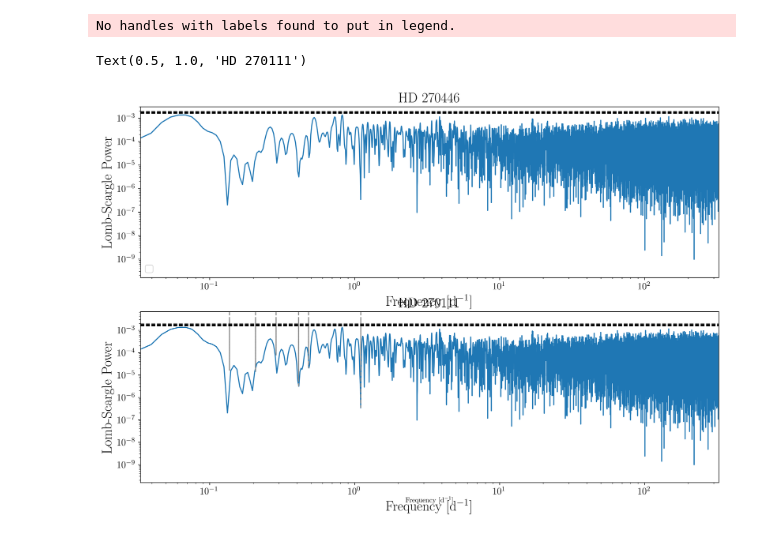
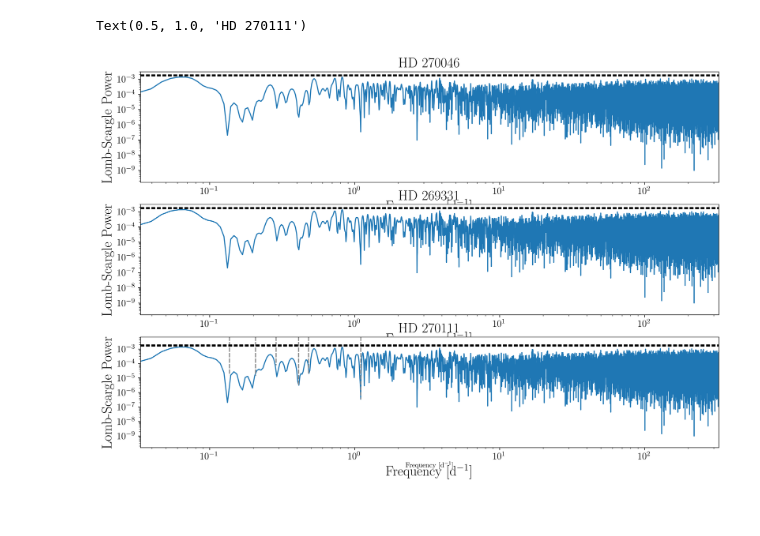
Before and after one commit to tzdwi/TESS, a Jupyter notebook: code/Other_YSGs.ipynb, the cells around one changed output. Drawn from its saved outputs; the diff is of its cells as text; code cells hidden in the pictures.

```diff
--- a/code/Other_YSGs.ipynb
+++ b/code/Other_YSGs.ipynb
@@ -12,9 +12,9 @@ import celerite
 from celerite import terms
 from scipy.optimize import minimize
 # %%
-tics = [389437365,389565293]
+tics = [389437365,179206253,389565293]
 # %%
-fig, ax = plt.subplots(2, figsize=(15,10),dpi=300)
+fig, ax = plt.subplots(3, figsize=(15,10),dpi=300)
 
 for i,tic in enumerate(tics):
     lc, lc_smooth = lc_extract(get_lc_from_id(tic), smooth=128)
@@ -28,7 +28,7 @@ for i,tic in enumerate(tics):
     good_fs, good_amps, good_phases = prewhiten(time, flux, err)
     print(max(good_amps[:,0]))
     harmonics = harmonic_search(good_fs)
-    print(['HD 270046','HD 270111'][i])
+    print(['HD 270046','HD 269331','HD 270111'][i])
     print(harmonics)
     combos = combo_search(good_fs)
     print(combos)
@@ -70,8 +70,9 @@ labax.xaxis.label.set_size(20)
 
 #fig.tight_layout()
 
-ax[0].set_title('HD 270446',fontsize=20)
-ax[1].set_title('HD 270111',fontsize=20)
+ax[0].set_title('HD 270046',fontsize=20)
+ax[1].set_title('HD 269331',fontsize=20)
+ax[2].set_title('HD 270111',fontsize=20)
 plt.savefig('../plots/OtherYSGs_period.pdf')
 # %% [output]
 f_Ny = 322.76203971547, f_R = 0.017787932748165886
@@ -95,5 +96,5 @@ HD 270046
 # %%
-fig, axes = plt.subplots(2, figsize=(15,10),dpi=300)
+fig, axes = plt.subplots(3, figsize=(15,10),dpi=300)
 
 for i,tic in enumerate(tics):
     lc, lc_smooth = lc_extract(get_lc_from_id(tic), smooth=128)
@@ -117,35 +118,35 @@ for i,tic in enumerate(tics):
 
     probabilities = [0.1, 0.05, 0.01]
     fal = ls.false_alarm_level(probabilities)
     for f in fal:
         ax.axhline(y=f,c='k',ls='--')
 
     #plt.legend(loc=1, framealpha=0.9, prop={'size': 14})
 
     ax.xaxis.label.set_size(20)
     ax.yaxis.label.set_size(20)
     for tick in ax.xaxis.get_major_ticks():
         tick.label.set_fontsize(14)
     for tick in ax.yaxis.get_major_ticks():
         tick.label.set_fontsize(14)
 
 
 #fig.tight_layout()
 
 labax = fig.add_subplot(111)
 labax.spines['top'].set_color('none')
 labax.spines['bottom'].set_color('none')
 labax.spines['left'].set_color('none')
 labax.spines['right'].set_color('none')
 labax.tick_params(labelcolor='w', top=False, bottom=False, left=False, right=False)
 labax.set(xlabel='Frequency [d$^{-1}$]')
 labax.set_zorder(-1)
 
 #fig.tight_layout()
 
-axes[0].set_title('HD 270446',fontsize=20)
-axes[1].set_title('HD 270111',fontsize=20)
+axes[0].set_title('HD 270046',fontsize=20)
+axes[1].set_title('HD 269331',fontsize=20)
+axes[2].set_title('HD 270111',fontsize=20)
 # %% [output]
-No handles with labels found to put in legend.
+Text(0.5, 1.0, 'HD 270111')
-Text(0.5, 1.0, 'HD 270111')
-[figure, old version]
+[figure, new version]
```
Also changed, not shown: parts of 1 cell of this notebook, 20 other files.
